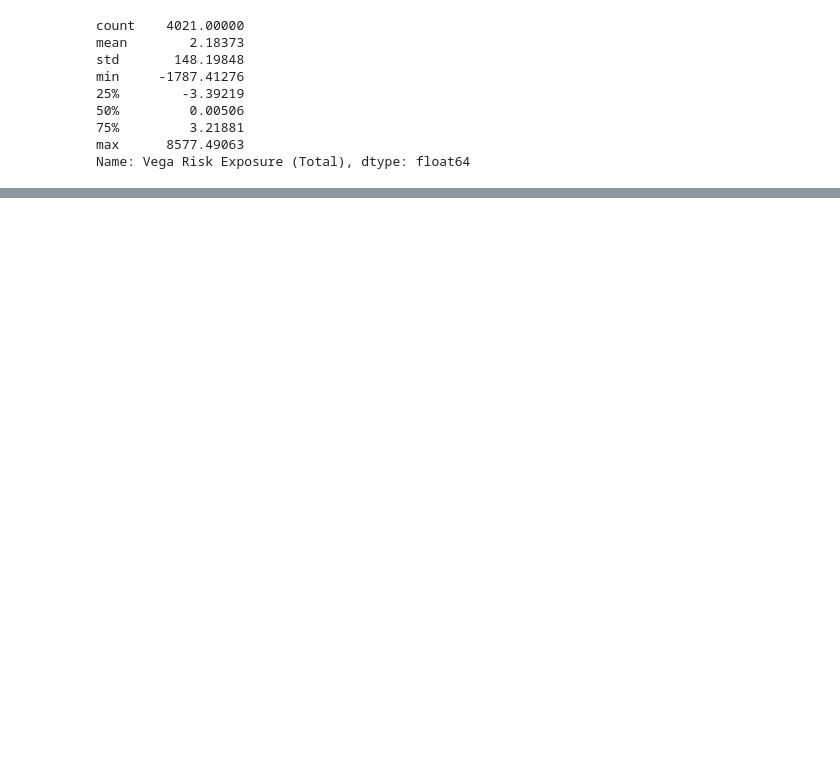
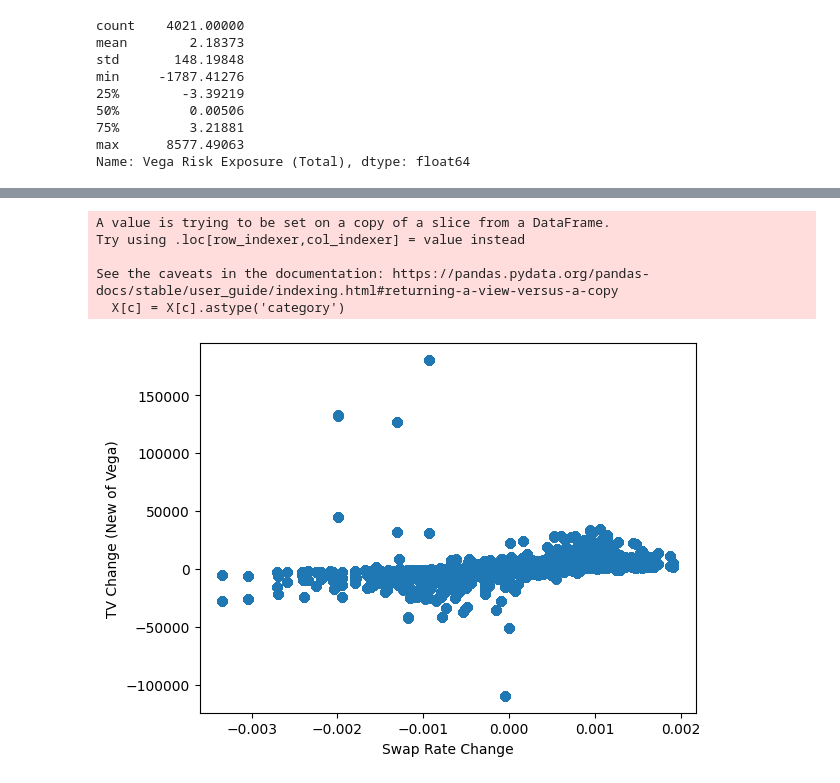
Before and after one commit to jacksonhk/UBS-data, a Jupyter notebook: IRModel.ipynb, the cells around one changed output, grey strips where cells are left out. Drawn from its saved outputs; the diff is of its cells as text; code cells hidden in the pictures; blank space fills up the shorter version.

```diff
--- a/IRModel.ipynb
+++ b/IRModel.ipynb
@@ -288,3 +291,6 @@ min     -1787.41276
 75%         3.21881
 max      8577.49063
 Name: Vega Risk Exposure (Total), dtype: float64
+# %%
+zero['TV Change (Net of Vega)'] = zero['TV Change'] - zero['Vega Risk Exposure (Total)']
+zero
@@ -290,0 +325,2 @@ Name: Vega Risk Exposure (Total), dtype: float64
+# %%
+zero = zero.dropna()
@@ -290,0 +343,24 @@ Name: Vega Risk Exposure (Total), dtype: float64
+# %%
+target = "TV Change (Net of Vega)"
+product_features = ['CMS Tenor',
+       'lower_bound', 'upper_bound', 'bound width', 'month_pay_frequency',
+       'year_maturity', 'Distance_lower (Shocked)', 'Distance_upper (Shocked)',
+       'Out of Bound', 'Swap_Bound Distance']
+swaption_features = ['Expiry Bucket', 'Expiry Date', 'Tenor Bucket', 'Vega', 'Vols Prev', 'Vols Change', 'Vega Lag 1']
+swap_features = ['Swap Rate', 'Swap Rate (Shocked)', 'Swap Rate Lag 1 (Real)', 'Swap Rate Change']
+features = ['Swap Rate Change', # dominant features -> Swap Rate
+            'CMS Tenor', 'bound width', 'month_pay_frequency', 'year_maturity', 'Out of Bound', 'Swap_Bound Distance'] # Product features to include
+data = zero
+y = data[target]
+X = data[features]
+# %%
+for c in X.columns:
+    col_type = X[c].dtype
+    if col_type == 'object' or col_type.name == 'category' or col_type == 'bool':
+        X[c] = X[c].astype('category')
+# %% [output]
+A value is trying to be set on a copy of a slice from a DataFrame.
+Try using .loc[row_indexer,col_indexer] = value instead
+
+See the caveats in the documentation: https://pandas.pydata.org/pandas-docs/stable/user_guide/indexing.html#returning-a-view-versus-a-copy
+  X[c] = X[c].astype('category')
@@ -290,0 +379,8 @@ Name: Vega Risk Exposure (Total), dtype: float64
+# %%
+plt.scatter(data["Swap Rate Change"], data["TV Change (Net of Vega)"])
+plt.xlabel("Swap Rate Change")
+plt.ylabel("TV Change (New of Vega)")
+# show the legend
+plt.show()
+# %% [output]
+[figure, added]
```
Also changed, not shown: parts of 21 cells of this notebook.
